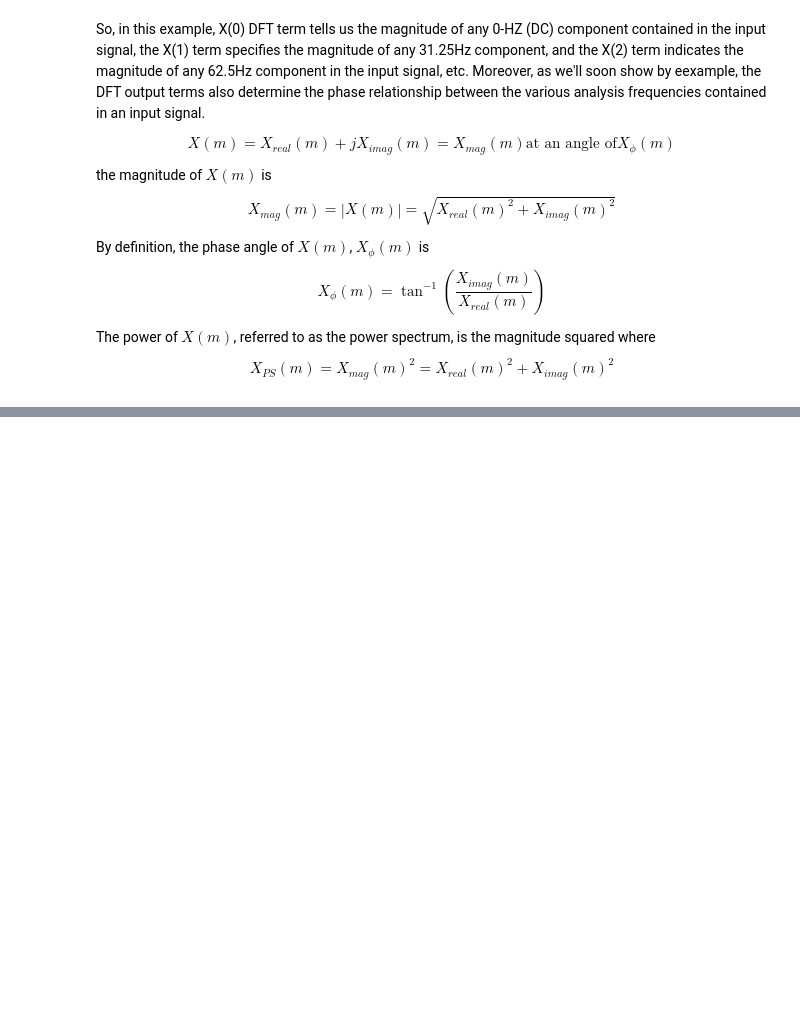
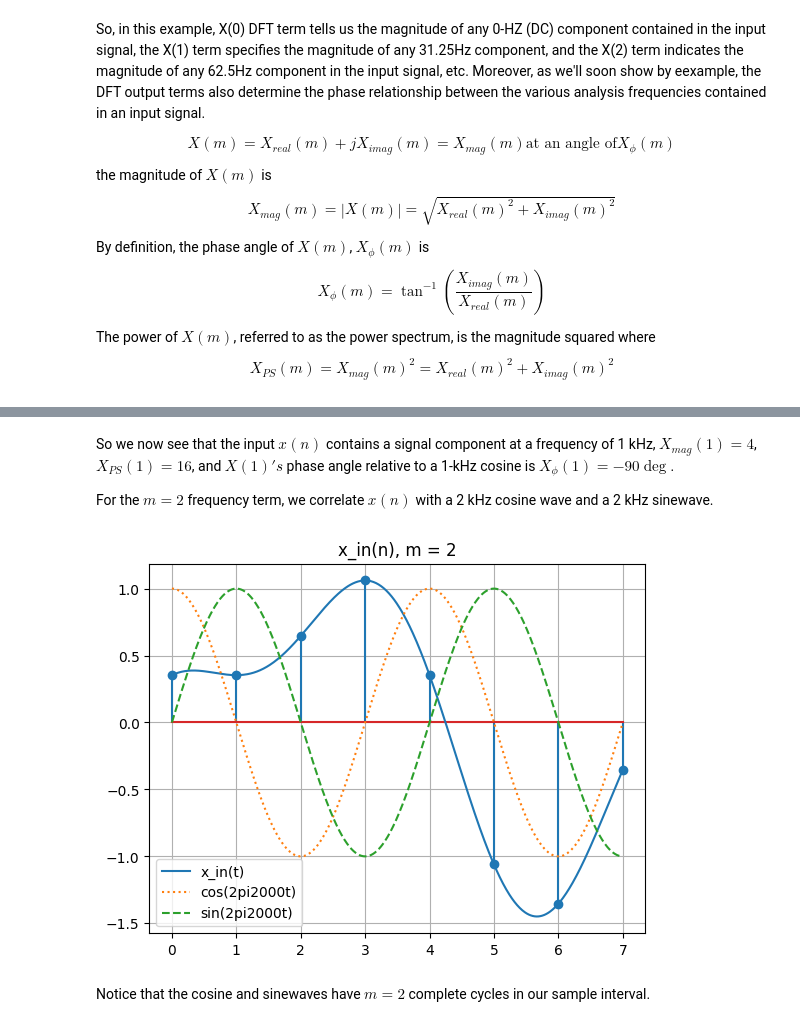
Before and after one commit to nunoatmoreira/SDR, a Jupyter notebook: 3-discrete-fourier-transform.ipynb, the cells around one changed output, grey strips where cells are left out. Saved outputs shown, nothing was run; the diff lists cells and outputs as text; code cells hidden in the pictures; blank space fills up the shorter version.

```diff
--- a/3-discrete-fourier-transform.ipynb
+++ b/3-discrete-fourier-transform.ipynb
@@ -113,0 +248,23 @@ $$
+# %% [markdown]
+So we now see that the input $x(n)$ contains a signal component at a frequency of 1 kHz, $X_{mag}(1) = 4$, $X_{PS}(1) = 16$, and $X(1)'s$ phase angle relative to a 1-kHz cosine is $X_{\phi}(1) = -90\deg$.
+
+For the $m = 2$ frequency term, we correlate $x(n)$ with a 2 kHz cosine wave and a 2 kHz sinewave.
+# %%
+m = 2
+f_m2 = m*fs/N
+x_m2_cos_t = np.cos(2*np.pi*f_m2*n_t*ts_t)
+x_m2_sin_t = np.sin(2*np.pi*f_m2*n_t*ts_t)
+
+
+plt.figure()
+plt.stem(n, x_in)
+plt.plot(n_t/100, x_t)
+plt.plot(n_t/100, x_m2_cos_t, ':')
+plt.plot(n_t/100, x_m2_sin_t, '--')
+plt.title("x_in(n), m = 2")
+plt.legend(["x_in(t)", "cos(2pi2000t)", "sin(2pi2000t)"])
+plt.grid(True)
+# %% [output]
+[figure, added]
+# %% [markdown]
+Notice that the cosine and sinewaves have $m = 2$ complete cycles in our sample interval.
```
Also changed, not shown: parts of 43 cells of this notebook, 3 other files.
